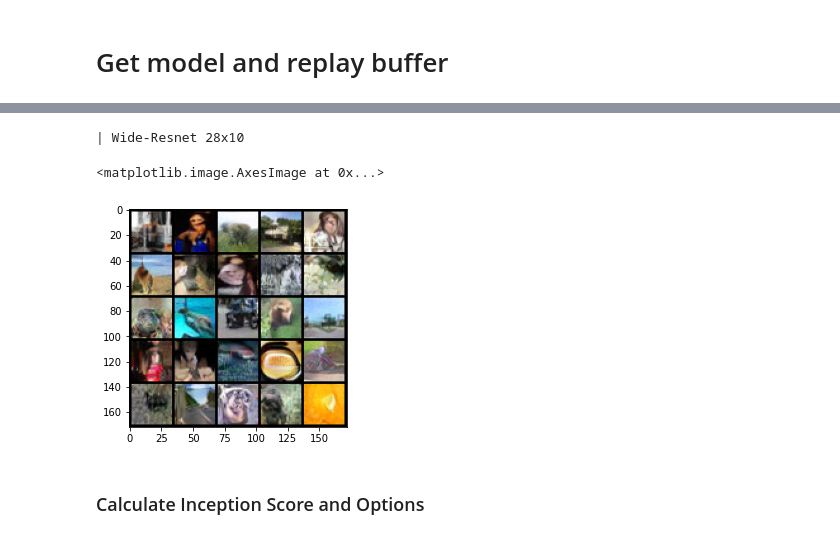
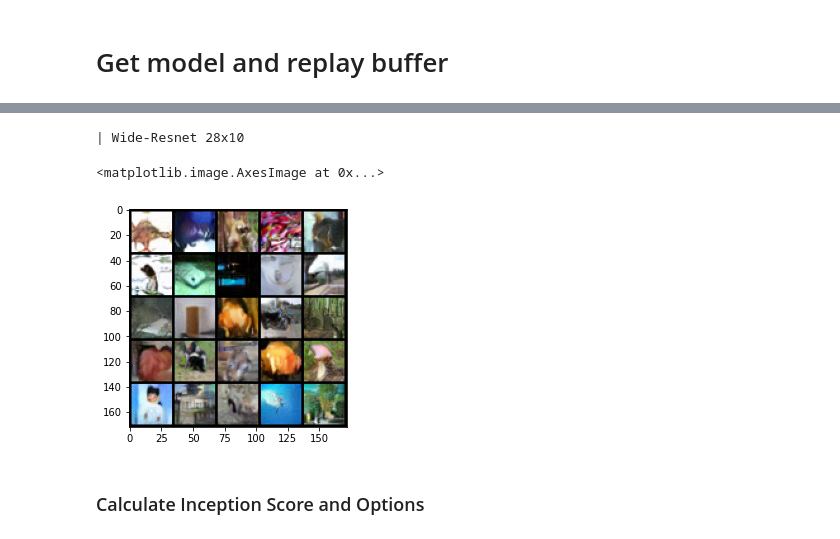
Before and after one commit to ljrprocc/EBKD, a Jupyter notebook: plot_energy_distribution.ipynb, the cells around one changed output, grey strips where cells are left out. Drawn from its saved outputs; the diff is of its cells as text; code cells hidden in the pictures.

Commit message:
update model28x10

```diff
--- a/plot_energy_distribution.ipynb
+++ b/plot_energy_distribution.ipynb
@@ -19,25 +19,27 @@ res_epoch_110.pts  res_epoch_20.pts   res_epoch_70.pts
 # %%
 import matplotlib.pyplot as plt
 import torchvision.utils as vutils
+device = "cuda:0"
 model = model_dict['resnet28x10'](depth=28, widen_factor=10, num_classes=100, norm='none')
 model = model_dict['Gen'](model, n_cls=100)
-save_path = '/data/lijingru/EBKD/save/student_model/resnet28x10_T:resnet32x4_S:resnet8x4_cifar100_lr_0.0001_decay_0.0_buffer_size_10000_lpx_1.0_lpxy_0.0_energy_mode_mcmc_step_size_1.0_trial_2_lc_cls_mode_cls/'
-ckpt_dict = torch.load(save_path + 'res_epoch_150.pts')
+model = model.to(device)
+save_path = '/data/lijingru/EBKD/save/student_model/resnet28x10_T:resnet32x4_S:resnet8x4_cifar100_lr_0.0001_decay_0.0_buffer_size_10000_lpx_1.0_lpxy_0.0_energy_mode_mcmc_step_size_1.0_trial_3_lc_0_st_cls_mode_cls/'
+ckpt_dict = torch.load(save_path + 'res_epoch_160.pts')
 model.load_state_dict(ckpt_dict["model_state_dict"])
 replay_buffer = ckpt_dict["replay_buffer"]
 sqrt = lambda x: int(torch.sqrt(torch.tensor([x])))
 plot = lambda x: vutils.make_grid(torch.clamp(x, -1, 1), normalize=True, nrow=sqrt(x.size(0)))
 buffer_size = len(replay_buffer)
 inds = torch.randint(0, buffer_size, (25,))
 sampled = replay_buffer[inds]
 imgs = plot(sampled)
 img = np.transpose(imgs, (1,2,0))
 plt.figure(10)
 plt.imshow(img)
 # %% [output]
 | Wide-Resnet 28x10
 <matplotlib.image.AxesImage at 0x...>
-[figure, old version]
+[figure, new version]
 # %% [markdown]
 ### Calculate Inception Score and Options
 # %%
```
Also changed, not shown: parts of 8 cells of this notebook, 3 other files.
